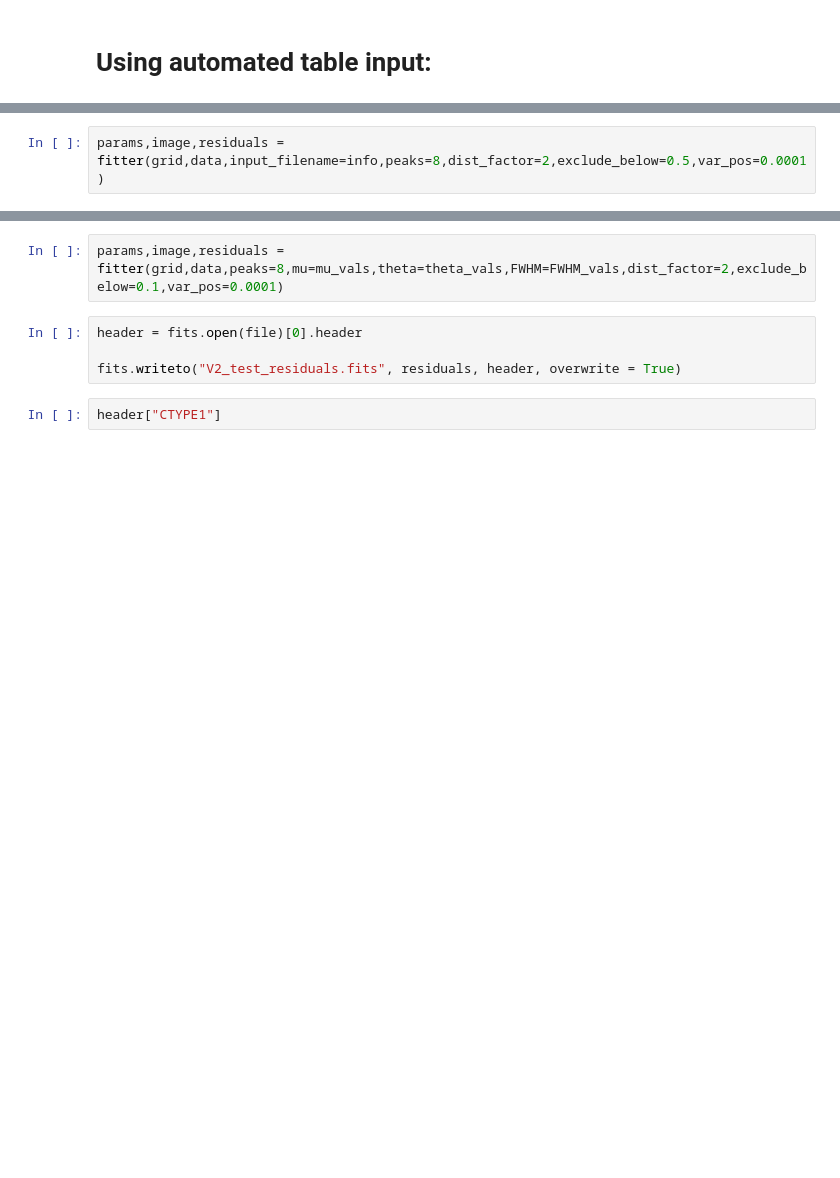
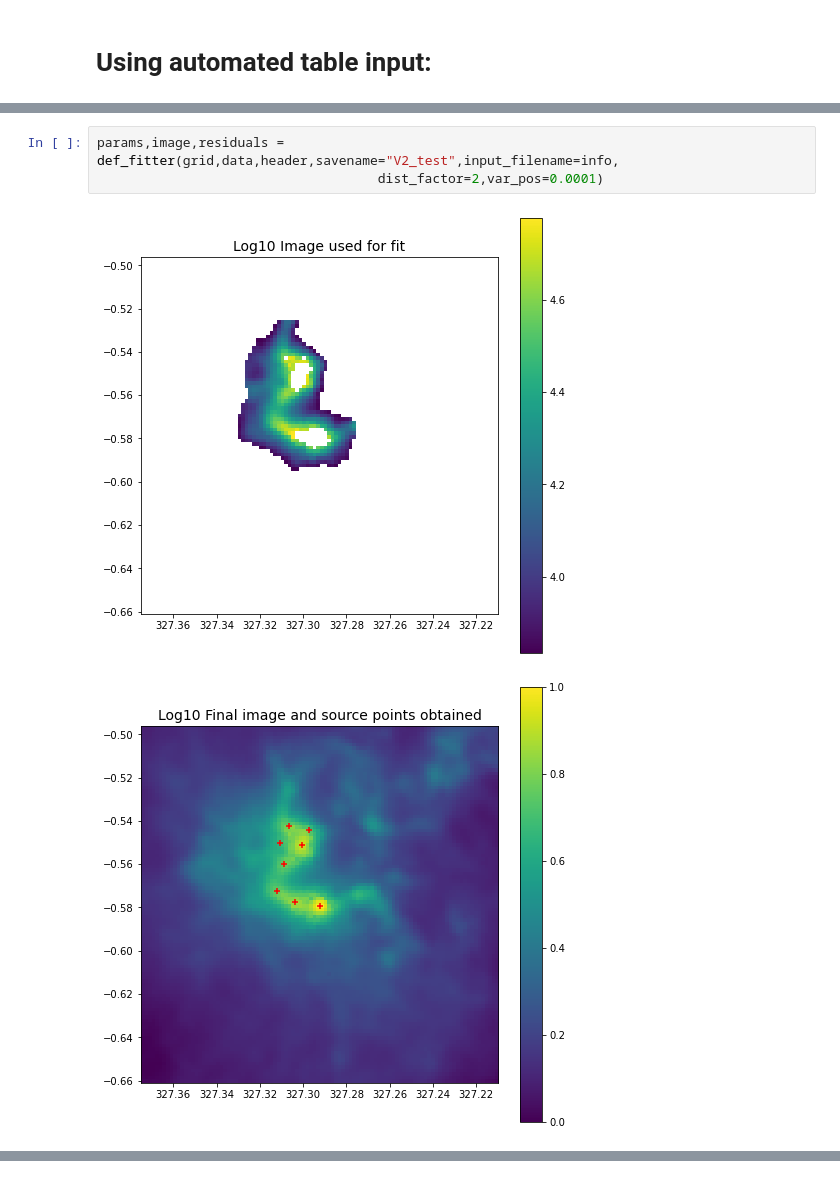
Before and after one commit to martimmcdc/2d-gaussian-fitting, a Jupyter notebook: baseline_reduction_test.ipynb, the cells around one changed output, grey strips where cells are left out. Drawn from its saved outputs; the diff is of its cells as text; blank space fills up the shorter version.

```diff
--- a/baseline_reduction_test.ipynb
+++ b/baseline_reduction_test.ipynb
@@ -118,2 +122,6 @@ grid,data,sat = display_fits(file,return_vals=True)
 # %%
-params,image,residuals = fitter(grid,data,input_filename=info,peaks=8,dist_factor=2,exclude_below=0.5,var_pos=0.0001)
+params,image,residuals = def_fitter(grid,data,header,savename="V2_test",input_filename=info,
+                                    dist_factor=2,var_pos=0.0001)
+# %% [output]
+[figure, added]
+[figure, added]
@@ -120,8 +128,0 @@ params,image,residuals = fitter(grid,data,input_filename=info,peaks=8,dist_facto
-# %%
-params,image,residuals = fitter(grid,data,peaks=8,mu=mu_vals,theta=theta_vals,FWHM=FWHM_vals,dist_factor=2,exclude_below=0.1,var_pos=0.0001)
-# %%
-header = fits.open(file)[0].header
-
-fits.writeto("V2_test_residuals.fits", residuals, header, overwrite = True)
-# %%
-header["CTYPE1"]
```
Also changed, not shown: parts of 6 cells of this notebook.
